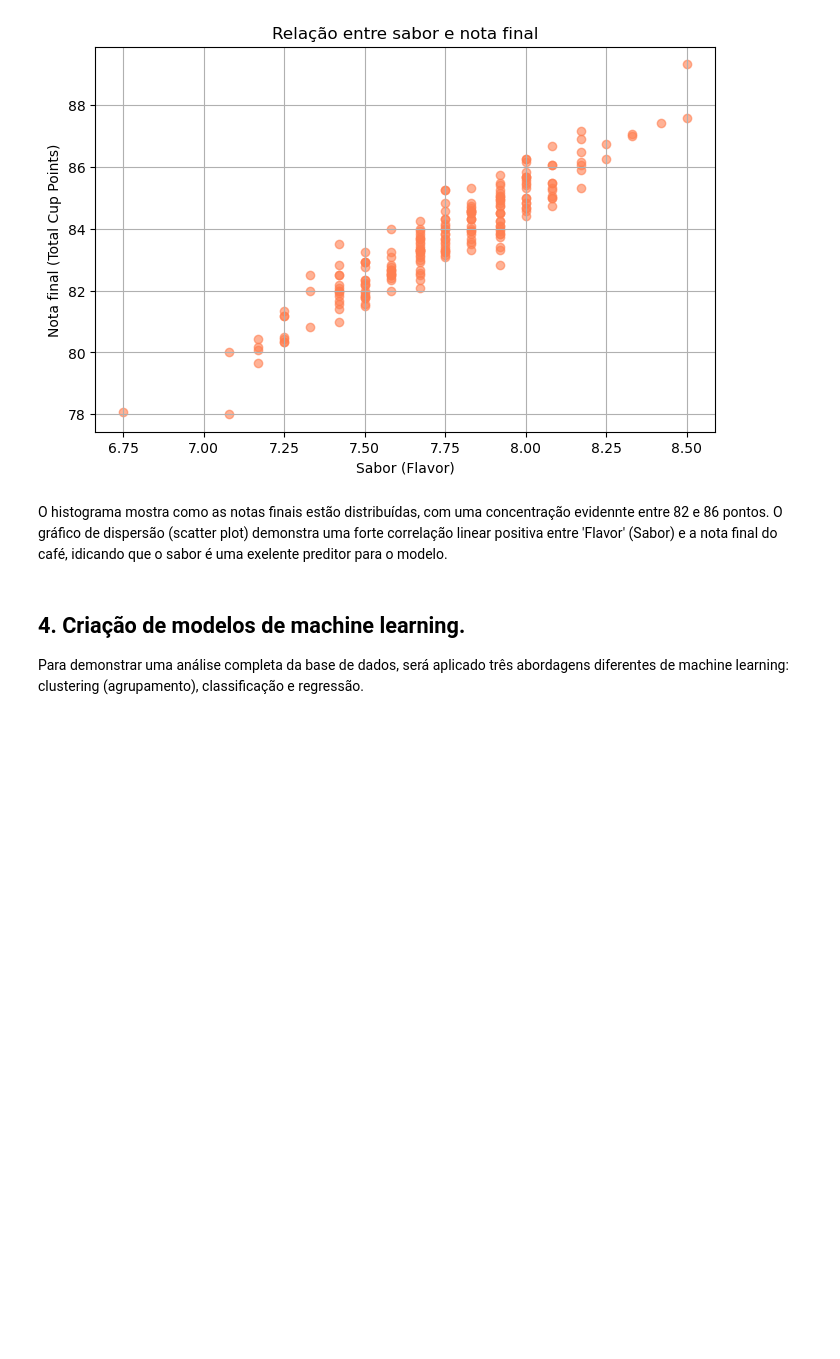
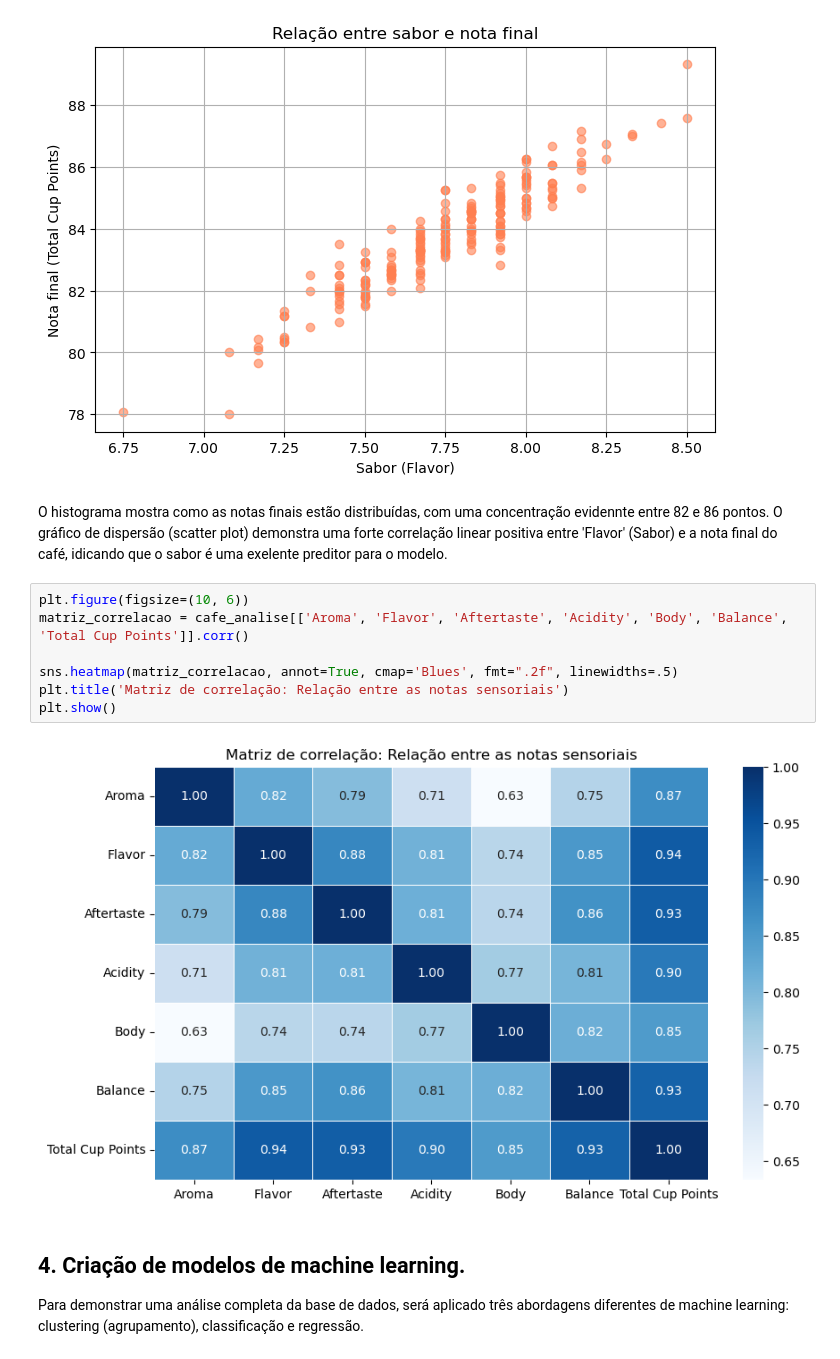
Before and after one commit to FNatanaelRamos97/Novas_Tecnologias-Projeto, a Jupyter notebook: AnaliseCafe.ipynb, the cells around one changed output. Cells and saved outputs as stored; diff of their text form; blank space fills up the shorter version.

```diff
--- a/AnaliseCafe.ipynb
+++ b/AnaliseCafe.ipynb
@@ -101,6 +102,15 @@ plt.show()
 [figure]
 # %% [markdown]
 O histograma mostra como as notas finais estão distribuídas, com uma concentração evidennte entre 82 e 86 pontos. O gráfico de dispersão (scatter plot) demonstra uma forte correlação linear positiva entre 'Flavor' (Sabor) e a nota final do café, idicando que o sabor é uma exelente preditor para o modelo.
+# %%
+plt.figure(figsize=(10, 6))
+matriz_correlacao = cafe_analise[['Aroma', 'Flavor', 'Aftertaste', 'Acidity', 'Body', 'Balance', 'Total Cup Points']].corr()
+
+sns.heatmap(matriz_correlacao, annot=True, cmap='Blues', fmt=".2f", linewidths=.5)
+plt.title('Matriz de correlação: Relação entre as notas sensoriais')
+plt.show()
+# %% [output]
+[figure, added]
 # %% [markdown]
 ## 4. Criação de modelos de machine learning.
 
```
Also changed, not shown: parts of 4 cells of this notebook.
